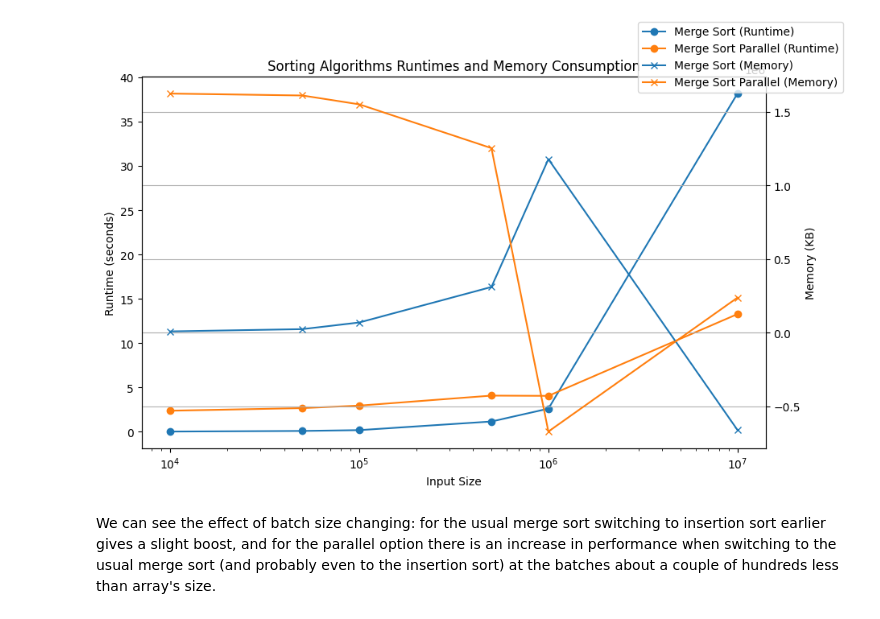
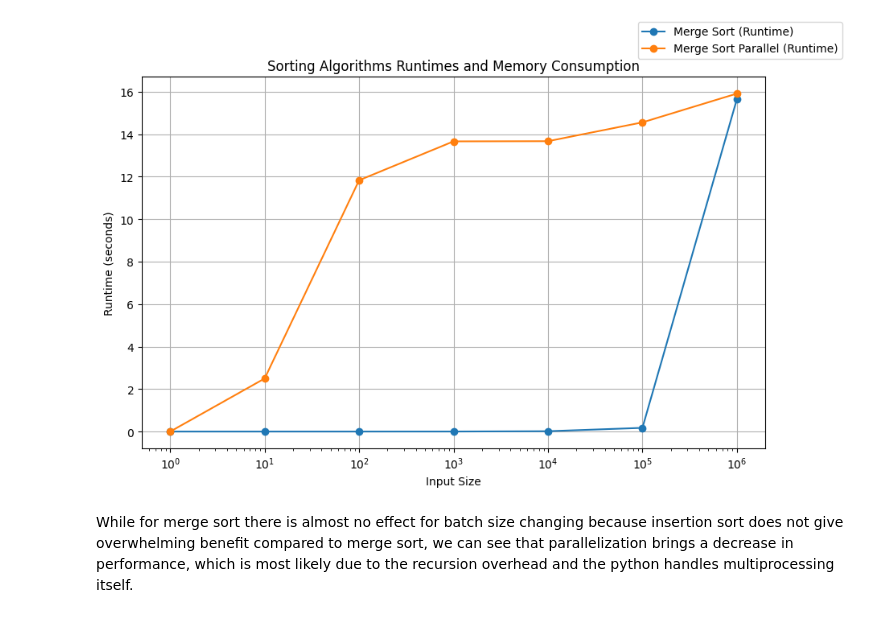
Before and after one commit to ivbor/Algorithms, a Jupyter notebook: Algorithms/python_solutions/speed_tuning/merge_sort_tuning.ipynb, the cells around one changed output. Cells and saved outputs as stored; diff of their text form; code cells hidden in the pictures.

```diff
--- a/Algorithms/python_solutions/speed_tuning/merge_sort_tuning.ipynb
+++ b/Algorithms/python_solutions/speed_tuning/merge_sort_tuning.ipynb
@@ -8,15 +8,12 @@ import matplotlib.pyplot as plt
 from multiprocessing import cpu_count
 from concurrent.futures import ProcessPoolExecutor as Pool
 # %%
-def measure_runtime_and_memory(func, params, array):
-    memory_before = psutil.virtual_memory()[3] / 1024 # in KB
+def measure_runtime(func, params, array):
     start_time = timeit.default_timer()
     func(array, **params)
     end_time = timeit.default_timer()
-    memory_after = psutil.virtual_memory()[3] / 1024
-    memory_usage = memory_after - memory_before
     runtime = end_time - start_time
-    return runtime, memory_usage
+    return runtime
 # %%
 def run_tests_float(sort_functions, funcs_params, input_sizes, input_range,
                     executor=Pool):
@@ -27,7 +24,7 @@ def run_tests_float(sort_functions, funcs_params, input_sizes, input_range,
                 array = random_1_dim_array(
                     elts_range=input_range, size_of_1_dim_range=size)
                 data[label].append(pool.submit(
-                    measure_runtime_and_memory, sort_func,
+                    measure_runtime, sort_func,
                     funcs_params[label],
                     array))
         for sort_func, label in sort_functions:
@@ -60,21 +66,21 @@ sys.path.append(os.getcwd())
 from Algorithms.python_solutions.merge_sort import merge_sort, merge_sort_parallel
 from Algorithms.python_solutions.tests.test_sorts_and_searches import random_1_dim_array
 # %%
-input_sizes = [(10000, 10000), (50000, 50000), (100000, 100000), (500000, 500000),
-               (1000000, 1000000)]
+input_sizes = [(1, 1), (10, 10), (100, 100), (1000, 1000), (10000, 10000),
+               (100000, 100000), (1000000, 1000000)]
 
 sorting_algorithms = [
-    (merge_sort, 'Merge Sort 3'),
-    (merge_sort, 'Merge Sort 5'),
     (merge_sort, 'Merge Sort 10'),
-    (merge_sort, 'Merge Sort'),
+    (merge_sort, 'Merge Sort 15'),
+    (merge_sort, 'Merge Sort 20'),
+    (merge_sort, 'Merge Sort 50'),
 ]
 
 funcs_params = {
-    'Merge Sort 3': {'batch_size': 3},
-    'Merge Sort 5': {'batch_size': 5},
     'Merge Sort 10': {'batch_size': 10},
-    'Merge Sort': {}
+    'Merge Sort 15': {'batch_size': 15},
+    'Merge Sort 20': {'batch_size': 20},
+    'Merge Sort 50': {'batch_size': 50}
 }
 
 input_range = (-100, 100)
@@ -91,6 +97,6 @@ plot_results(data_to_plot)
 # %%
-input_sizes = [(10000, 10000), (50000, 50000), (100000, 100000), (500000, 500000), (1000000, 1000000),
-               (10000000, 10000000)]
+input_sizes = [(1, 1), (10, 10), (100, 100), (1000, 1000),
+               (10000, 10000), (100000, 100000), (1000000, 1000000)]
 
 sorting_algorithms = [
     (merge_sort_parallel, 'Merge Sort Parallel 500'),
@@ -130,8 +136,8 @@ for _ in range(10):
     full_data.append(one_test_data)
 # %%
 data_to_plot = {label: [[full_data[i][label][j] for i in range(10)] for j in range(len(input_sizes))] for _, label in sorting_algorithms}
-plot_results(data_to_plot)
+plot_results_log(data_to_plot)
 # %% [output]
-[figure, old version]
+[figure, new version]
 # %% [markdown]
-We can see the effect of batch size changing: for the usual merge sort switching to insertion sort earlier gives a slight boost, and for the parallel option there is an increase in performance when switching to the usual merge sort (and probably even to the insertion sort) at the batches about a couple of hundreds less than array's size.
+While for merge sort there is almost no effect for batch size changing because insertion sort does not give overwhelming benefit compared to merge sort, we can see that parallelization brings a decrease in performance, which is most likely due to the recursion overhead and the python handles multiprocessing itself.
```
Also changed, not shown: parts of 3 cells of this notebook, 27 other files.
